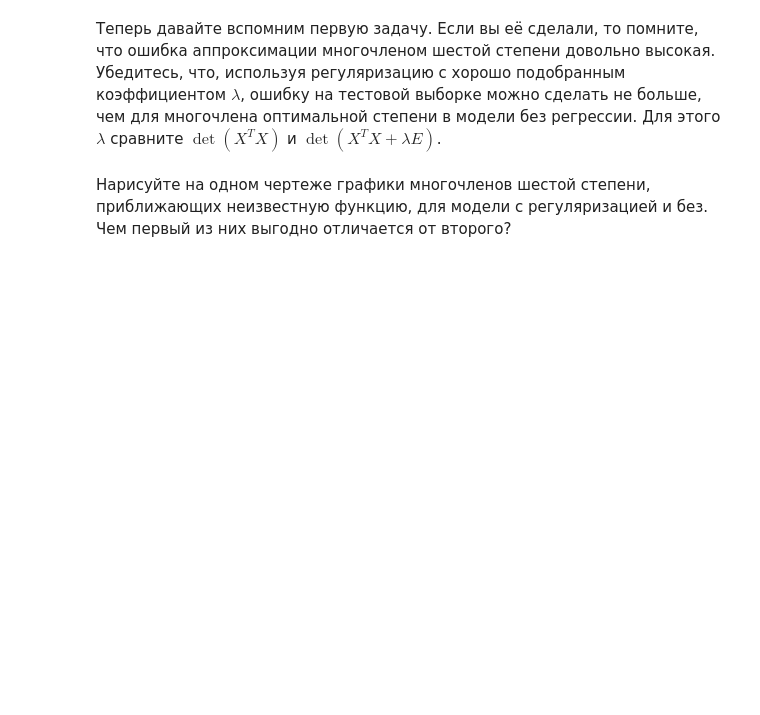
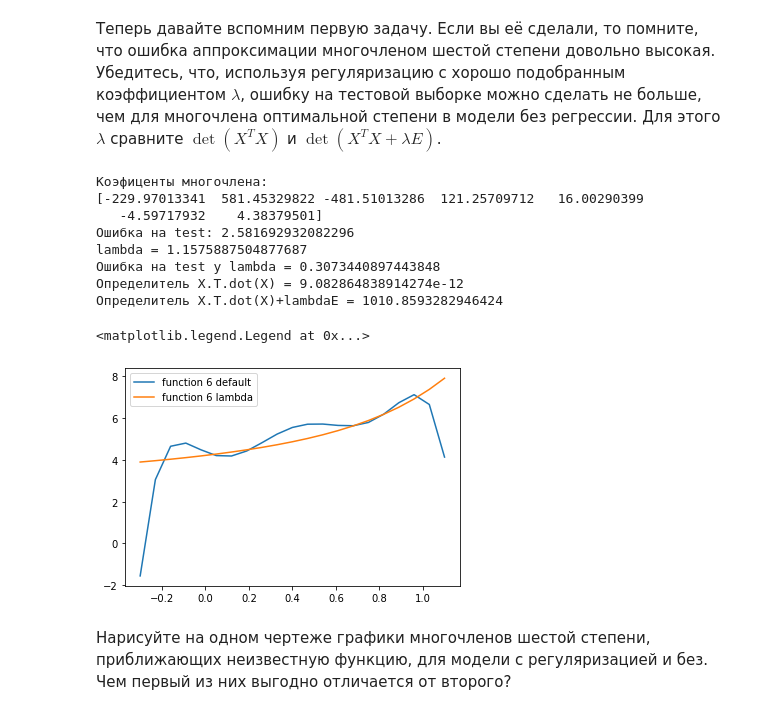
Before and after one commit to AndroidM0nkey/Codes, a Jupyter notebook: HSE Lab (linear regression).ipynb, the cells around one changed output. Drawn from its saved outputs; the diff is of its cells as text; code cells hidden in the pictures; blank space fills up the shorter version.

```diff
--- a/HSE Lab (linear regression).ipynb
+++ b/HSE Lab (linear regression).ipynb
@@ -257,5 +340,85 @@ MCE: 935.7887456487828
 Есть много способов борьбы с этим злом. Один из них &mdash; регуляризация. Сейчас мы рассмотрим одну из её разновидностей &mdash; **L2-регуляризацию**. Идея в том, чтобы подправить матрицу $X^TX$, сделав её "получше". Например, это можно сделать, заменив её на $(X^TX + \lambda E)$, где $\lambda$ &mdash; некоторый скаляр. Пожертвовав точностью на обучающей выборке, мы тем не менее получаем численно более стабильное псевдорешение $a = (X^TX + \lambda E)^{-1}X^Ty$ и снижаем эффект переобучения. Параметр $\lambda$ нужно подбирать, и каких-то универсальных способов это делать нет, но зачастую можно его подобрать таким, чтобы ошибка на тестовой выборке падала.
 # %% [markdown]
 Теперь давайте вспомним первую задачу. Если вы её сделали, то помните, что ошибка аппроксимации многочленом шестой степени довольно высокая. Убедитесь, что, используя регуляризацию с хорошо подобранным коэффициентом $\lambda$, ошибку на тестовой выборке можно сделать не больше, чем для многочлена оптимальной степени в модели без регрессии. Для этого $\lambda$ сравните $\det(X^TX)$ и $\det(X^TX + \lambda E)$.
+# %%
+for k in range(6,7):
+    A = np.array([[float(1) for j in range(k+1)] for j in range(len(x_train))])
+    for j in range(len(x_train)):
+        for i in range(k-1,-1,-1):
+            A[j][i] = float(A[j][i+1]*x_train[j])
+    B = np.array([[float(1) for j in range(k+1)] for j in range(len(x_test))])
+    for j in range(len(x_test)):
+        for i in range(k-1,-1,-1):
+            B[j][i] = float(B[j][i+1]*x_test[j])
+    a = A.T.dot(A)
+    b = a
+    a = sla.inv(a)
+    a = a.dot(A.T)
+    a = a.dot(y_train)
+
+    mse_train = float(0)
+
+    for i in range(len(x_train)):
+        mse_train+=float((func(A[i],a)-float(y_train[i]))**2)
+    mse_train/=float(len(x_train))
+
+
+    mse_test = float(0)
+    vec_test = np.ones(len(x_test))
+    for i in range(len(x_test)):
+        mse_test+=float((func(B[i],a)-float(y_test[i]))**2)
+        vec_test[i] = func(B[i],a)
+    mse_test/=float(len(x_test))
+
+    mse_min = float(1000)
+    vec_min = []
+    l_min = 0
+    for j in range(10000):
+        l = random.random() * 2
+        c = b + l*(np.eye(len(b[0])))
+        c = sla.inv(c)
+        c = c.dot(A.T)
+        c = c.dot(y_train)
+
+        mse_cur_test = float(0)
+        vec_cur_test = np.ones(len(x_test))
+        for i in range(len(x_test)):
+            mse_cur_test+=float((func(B[i],c)-float(y_test[i]))**2)
+            vec_cur_test[i] = func(B[i],c)
+        mse_cur_test/=float(len(x_test))
+
+        if(mse_cur_test<mse_min):
+            mse_min = mse_cur_test
+            vec_min = vec_cur_test
+            l_min = l
+
+
+
+
+    print("Коэфиценты многочлена:")
+    print(a)
+    print("Ошибка на test: {}".format(mse_test))
+
+    plt.plot(x_test, vec_test,label = "function {} default".format(k))
+
+    print("lambda = {}".format(l_min))
+    print("Ошибка на test у lambda = {}".format(mse_min))
+    plt.plot(x_test, vec_min,label = "function {} lambda".format(k))
+
+    print("Определитель X.T.dot(X) = {}".format(sla.det(b)))
+    print("Определитель X.T.dot(X)+lambdaE = {}".format(sla.det(b+l_min*np.eye(len(b[0])))))
+
+plt.legend()
+# %% [output]
+Коэфиценты многочлена:
+[-229.97013341  581.45329822 -481.51013286  121.25709712   16.00290399
+   -4.59717932    4.38379501]
+Ошибка на test: 2.581692932082296
+lambda = 1.1575887504877687
+Ошибка на test у lambda = 0.3073440897443848
+Определитель X.T.dot(X) = 9.082864838914274e-12
+Определитель X.T.dot(X)+lambdaE = 1010.8593282946424
+<matplotlib.legend.Legend at 0x...>
+[figure, added]
 # %% [markdown]
 Нарисуйте на одном чертеже графики многочленов шестой степени, приближающих неизвестную функцию, для модели с регуляризацией и без. Чем первый из них выгодно отличается от второго?
```
Also changed, not shown: parts of 3 cells of this notebook.
